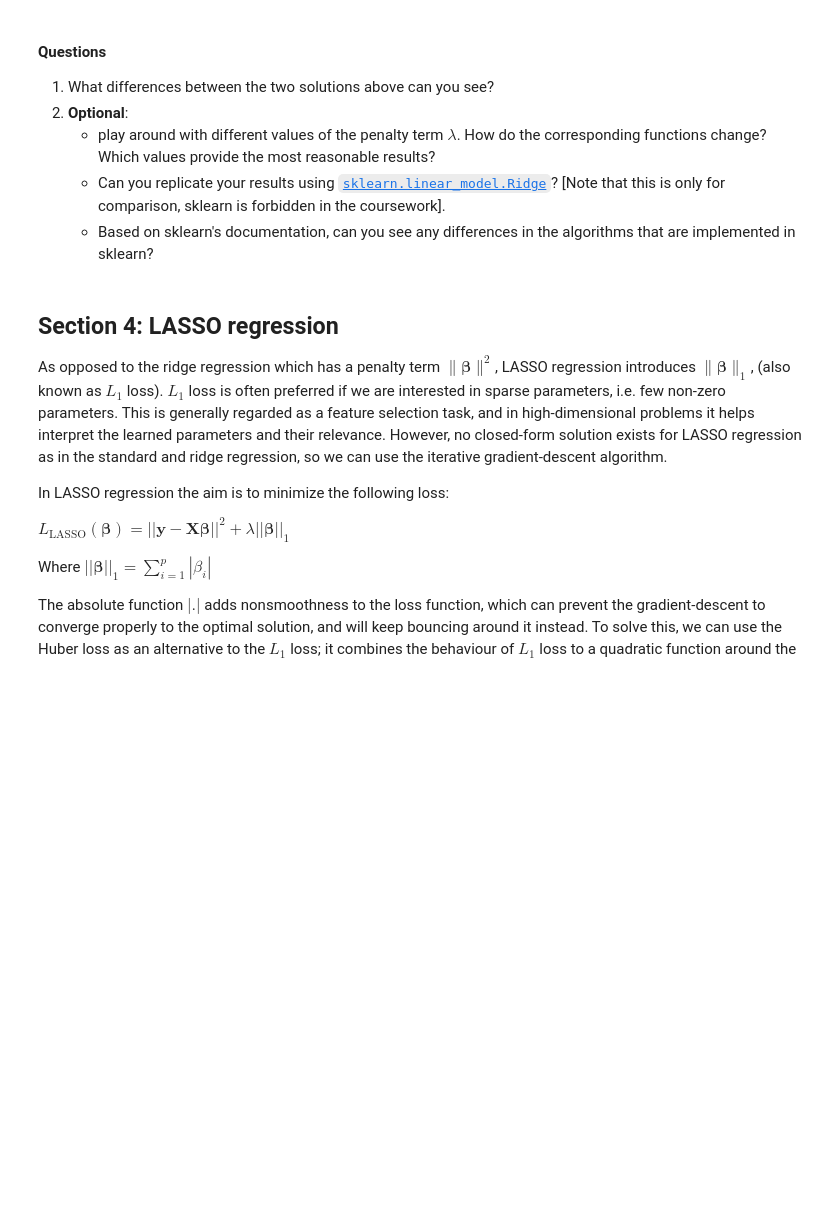
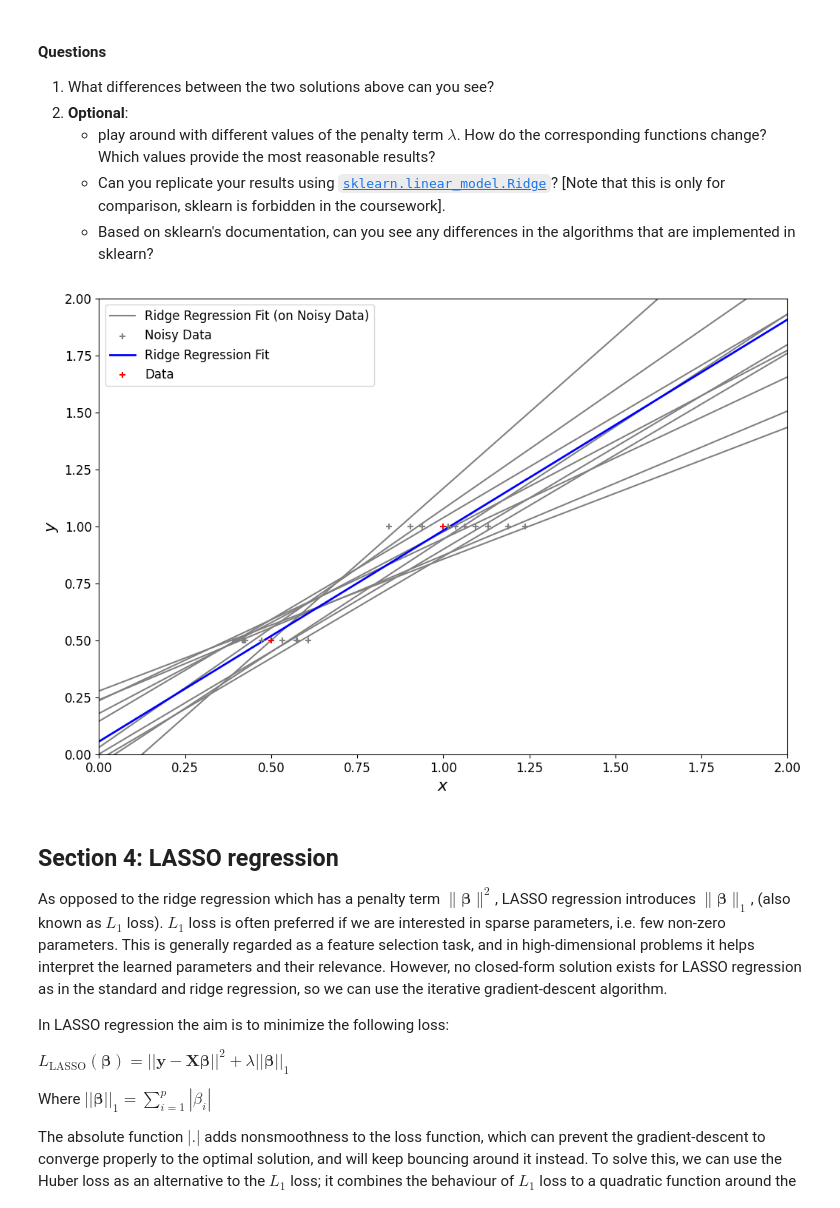
Before and after one commit to antonschmi/Methods_for_Datascience, a Jupyter notebook: Week_1/Linear regression.ipynb, the cells around one changed output. Drawn from its saved outputs; the diff is of its cells as text; code cells hidden in the pictures; blank space fills up the shorter version.

Commit message:
Add Ridge Regression Fit

```diff
--- a/Week_1/Linear regression.ipynb
+++ b/Week_1/Linear regression.ipynb
@@ -226,7 +264,7 @@ def predict_with_estimate(X_test, beta):
     # check X_test and beta have the same number of features
     assert X_test.shape[1] == beta.shape[0], "X_test and beta have incompatible dimensions."
 
-    prediction = ... ## <-- EDIT THIS LINE
+    prediction =  X_test @ beta## <-- EDIT THIS LINE
 
     return prediction
 # %% [markdown]
@@ -332,7 +379,7 @@ _Hint:_ Re-use code that you have already written.
 ## EDIT THIS FUNCTION
 def max_lik_estimate_aug(X_aug, y):
 
-    beta_aug_ml = ... ## <-- EDIT THIS LINE
+    beta_aug_ml = np.linalg.inv(np.transpose(X_aug) @ X_aug) @ (np.transpose(X_aug) @ y)  ## <-- EDIT THIS LINE
 
     return beta_aug_ml
 # %%
@@ -404,7 +456,7 @@ def ridge_estimate(X, y, penalty):
     N_aug, p_aug = X_aug.shape
     I = np.identity(p_aug)
     I[0] = 0.0 # penalty excludes the bias term.
-    beta_ridge = ... ## <-- EDIT THIS LINE
+    beta_ridge = np.linalg.inv((np.transpose(X_aug) @ X_aug) + (np.inner(penalty, I))) @ (np.transpose(X_aug) @ y)  ## <-- EDIT THIS LINE
     return beta_ridge
 # %% [markdown]
 Now, we add a bit of Gaussian noise to our training set to mimic different realisations of the data sample and apply ridge regression. We should do it a couple of times (here 10 times) to obtain some statistics over the datasets.
@@ -489,36 +545,38 @@ plt.show()
     - Can you replicate your results using [`sklearn.linear_model.Ridge`](https://scikit-learn.org/stable/modules/generated/sklearn.linear_model.Ridge.html)? [Note that this is only for comparison, sklearn is forbidden in the coursework].
     - Based on sklearn's documentation, can you see any differences in the algorithms that are implemented in sklearn?
 # %%
-penalty_term = 5 # larger lambda here
+penalty_term = 0.01 # larger lambda here
 fig, ax = plt.subplots(figsize=(12, 8))
 X_test_aug = np.hstack([np.ones((X_test.shape[0],1)), X_test])
 
 # consider 10 noisy realisations
 for i in range(10):
     # add Gaussian noise
     this_X = 0.1 * np.random.normal(size=(2, 1)) + X_train
 
     # fit ridge regression on noisy realisation
     beta_ridge = ridge_estimate(this_X, y_train, penalty=penalty_term)
     ridge_prediction = predict_with_estimate(X_test_aug, beta_ridge)
 
     ax.plot(X_test, ridge_prediction, color='gray',
             label='Ridge Regression Fit (on Noisy Data)' if i == 0 else '')
     ax.scatter(this_X, y_train, c='gray', marker='+', zorder=10,
                label='Noisy Data' if i == 0 else '')
 
 # fit ridge regression on original data
 beta_ridge = ridge_estimate(X_train, y_train, penalty=penalty_term)
 ridge_prediction_X = predict_with_estimate(X_test_aug, beta_ridge)
 
 ax.plot(X_test, ridge_prediction_X, linewidth=2, color='blue', label='Ridge Regression Fit')
 ax.scatter(X_train, y_train, c='red', marker='+', zorder=10, label='Data')
 plt.xlabel("$x$")
 plt.ylabel("$y$")
 plt.ylim(0, 2)
 plt.xlim(0,2)
 plt.legend()
 plt.show()
+# %% [output]
+[figure, added]
 # %% [markdown]
 <a name="section-4"></a>
 
```
Also changed, not shown: parts of 18 cells of this notebook.
